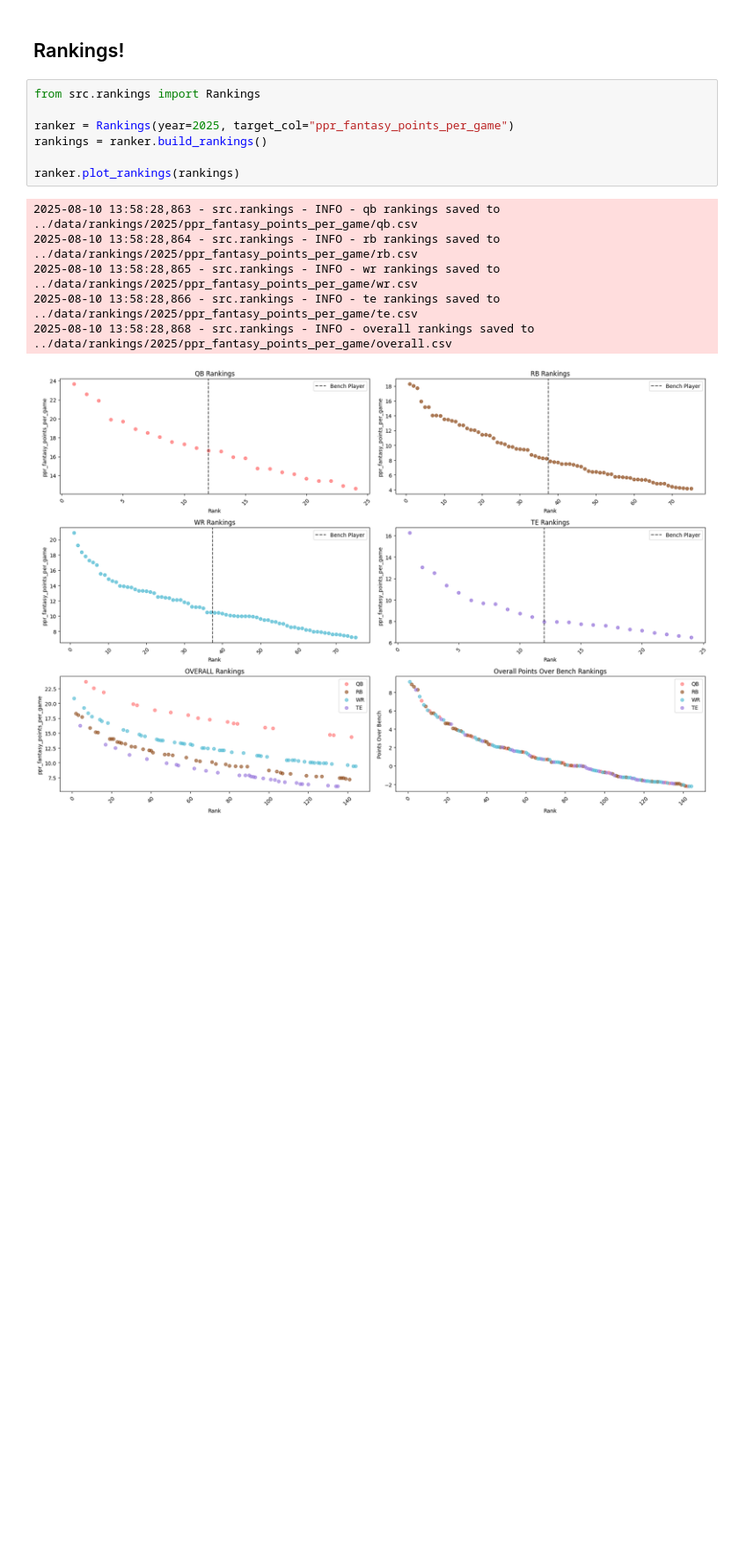
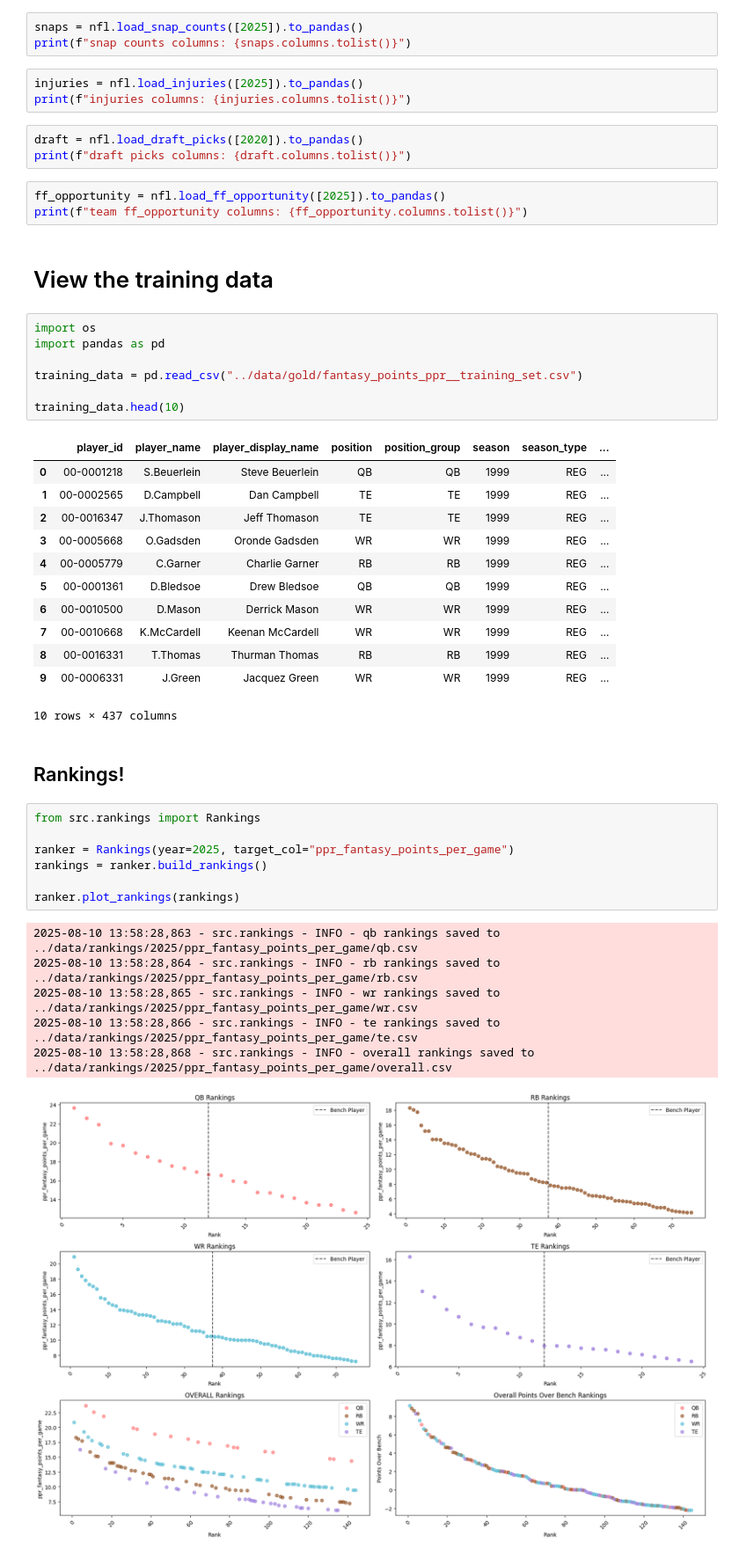
Before and after one commit to vivsiv/ff-model, a Jupyter notebook: notebooks/tabular_models.ipynb, the cells around one changed output. Shown at 88% size. Cells and saved outputs as stored; diff of their text form; blank space fills up the shorter version.

```diff
--- a/notebooks/fantasy_modelling.ipynb
+++ b/notebooks/tabular_models.ipynb
@@ -121,3 +33,37 @@ print(live_preds_df.head(10))
+# %%
+snaps = nfl.load_snap_counts([2025]).to_pandas()
+print(f"snap counts columns: {snaps.columns.tolist()}")
+# %%
+injuries = nfl.load_injuries([2025]).to_pandas()
+print(f"injuries columns: {injuries.columns.tolist()}")
+# %%
+draft = nfl.load_draft_picks([2020]).to_pandas()
+print(f"draft picks columns: {draft.columns.tolist()}")
+# %%
+ff_opportunity = nfl.load_ff_opportunity([2025]).to_pandas()
+print(f"team ff_opportunity columns: {ff_opportunity.columns.tolist()}")
+# %% [markdown]
+# View the training data
+# %%
+import os
+import pandas as pd
+
+training_data = pd.read_csv("../data/gold/fantasy_points_ppr__training_set.csv")
+
+training_data.head(10)
+# %% [output]
+|  | player_id | player_name | player_display_name | position | position_group | season | season_type | ... |
+| 0 | 00-0001218 | S.Beuerlein | Steve Beuerlein | QB | QB | 1999 | REG | ... |
+| 1 | 00-0002565 | D.Campbell | Dan Campbell | TE | TE | 1999 | REG | ... |
+| 2 | 00-0016347 | J.Thomason | Jeff Thomason | TE | TE | 1999 | REG | ... |
+| 3 | 00-0005668 | O.Gadsden | Oronde Gadsden | WR | WR | 1999 | REG | ... |
+| 4 | 00-0005779 | C.Garner | Charlie Garner | RB | RB | 1999 | REG | ... |
+| 5 | 00-0001361 | D.Bledsoe | Drew Bledsoe | QB | QB | 1999 | REG | ... |
+| 6 | 00-0010500 | D.Mason | Derrick Mason | WR | WR | 1999 | REG | ... |
+| 7 | 00-0010668 | K.McCardell | Keenan McCardell | WR | WR | 1999 | REG | ... |
+| 8 | 00-0016331 | T.Thomas | Thurman Thomas | RB | RB | 1999 | REG | ... |
+| 9 | 00-0006331 | J.Green | Jacquez Green | WR | WR | 1999 | REG | ... |
+10 rows × 437 columns
 # %% [markdown]
 ## Rankings!
 # %%
```
Also changed, not shown: parts of 30 cells of this notebook, 5 other files.
